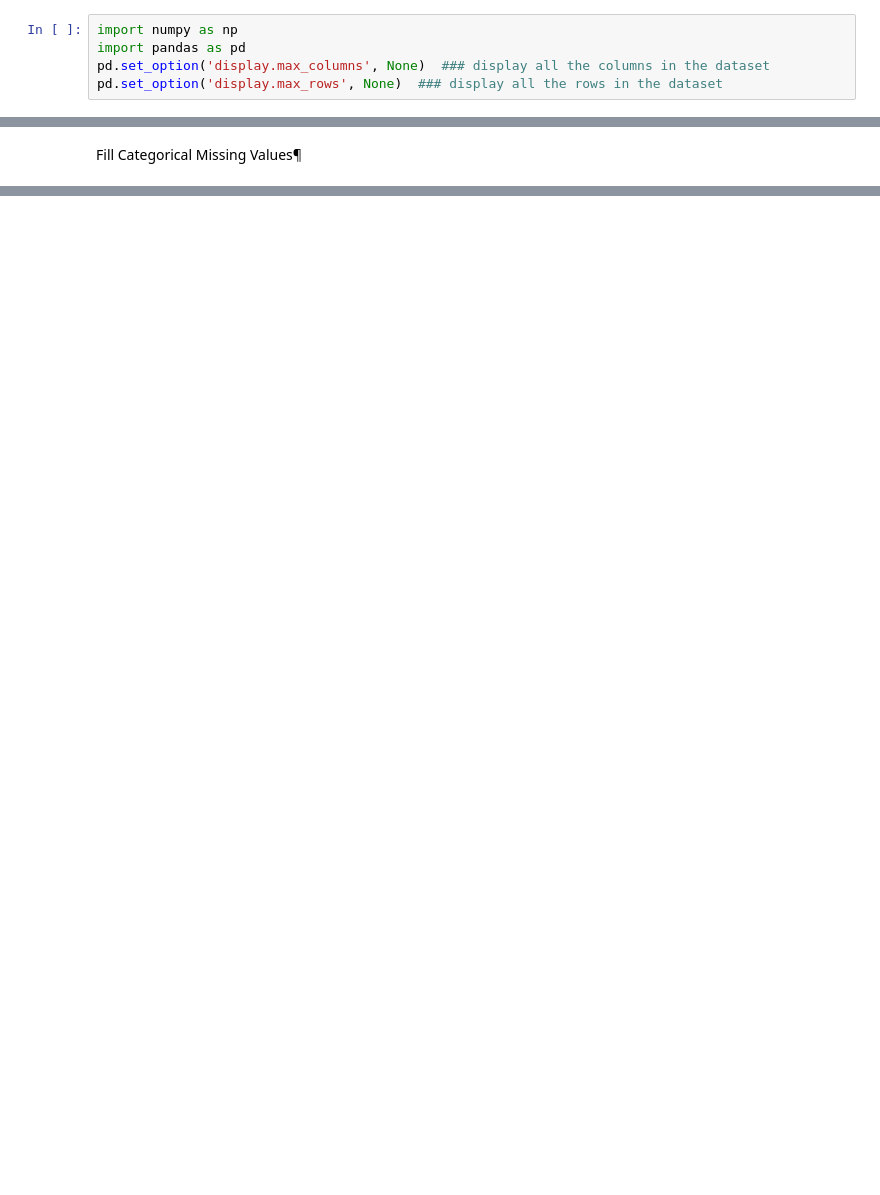
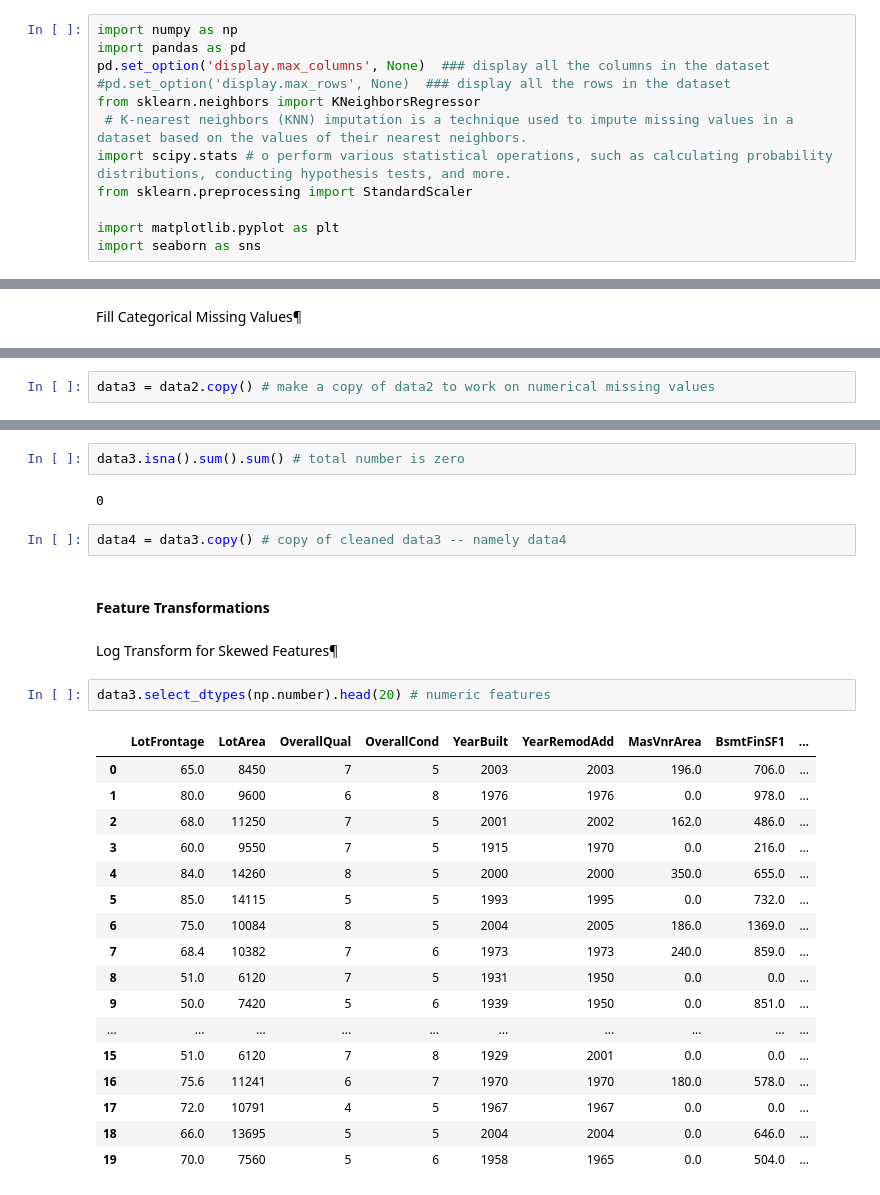
Before and after one commit to leenock/K-G-projects, a Jupyter notebook: House Prices.ipynb, the cells around one changed output, grey strips where cells are left out. Drawn from its saved outputs; the diff is of its cells as text; blank space fills up the shorter version.

Commit message:
splitting data

```diff
--- a/House Prices.ipynb
+++ b/House Prices.ipynb
@@ -2,7 +56,14 @@
 import numpy as np
 import pandas as pd
 pd.set_option('display.max_columns', None)  ### display all the columns in the dataset
-pd.set_option('display.max_rows', None)  ### display all the rows in the dataset
+#pd.set_option('display.max_rows', None)  ### display all the rows in the dataset
+from sklearn.neighbors import KNeighborsRegressor
+ # K-nearest neighbors (KNN) imputation is a technique used to impute missing values in a dataset based on the values of their nearest neighbors.
+import scipy.stats # o perform various statistical operations, such as calculating probability distributions, conducting hypothesis tests, and more.
+from sklearn.preprocessing import StandardScaler
+
+import matplotlib.pyplot as plt
+import seaborn as sns
 # %%
 # Read the train.csv file
 train_data = pd.read_csv('Datasets/Dataset_house_prediction/train.csv')
@@ -232,0 +282,2 @@ dtype: int64
+# %%
+data3 = data2.copy() # make a copy of data2 to work on numerical missing values
@@ -232,0 +382,30 @@ dtype: int64
+# %%
+data3.isna().sum().sum() # total number is zero
+# %% [output]
+0
+# %%
+data4 = data3.copy() # copy of cleaned data3 -- namely data4
+# %% [markdown]
+#### Feature Transformations
+# %% [markdown]
+Log Transform for Skewed Features¶
+# %%
+data3.select_dtypes(np.number).head(20) # numeric features
+# %% [output]
+|  | LotFrontage | LotArea | OverallQual | OverallCond | YearBuilt | YearRemodAdd | MasVnrArea | BsmtFinSF1 | ... |
+| 0 | 65.0 | 8450 | 7 | 5 | 2003 | 2003 | 196.0 | 706.0 | ... |
+| 1 | 80.0 | 9600 | 6 | 8 | 1976 | 1976 | 0.0 | 978.0 | ... |
+| 2 | 68.0 | 11250 | 7 | 5 | 2001 | 2002 | 162.0 | 486.0 | ... |
+| 3 | 60.0 | 9550 | 7 | 5 | 1915 | 1970 | 0.0 | 216.0 | ... |
+| 4 | 84.0 | 14260 | 8 | 5 | 2000 | 2000 | 350.0 | 655.0 | ... |
+| 5 | 85.0 | 14115 | 5 | 5 | 1993 | 1995 | 0.0 | 732.0 | ... |
+| 6 | 75.0 | 10084 | 8 | 5 | 2004 | 2005 | 186.0 | 1369.0 | ... |
+| 7 | 68.4 | 10382 | 7 | 6 | 1973 | 1973 | 240.0 | 859.0 | ... |
+| 8 | 51.0 | 6120 | 7 | 5 | 1931 | 1950 | 0.0 | 0.0 | ... |
+| 9 | 50.0 | 7420 | 5 | 6 | 1939 | 1950 | 0.0 | 851.0 | ... |
+| ... | ... | ... | ... | ... | ... | ... | ... | ... | ... |
+| 15 | 51.0 | 6120 | 7 | 8 | 1929 | 2001 | 0.0 | 0.0 | ... |
+| 16 | 75.6 | 11241 | 6 | 7 | 1970 | 1970 | 180.0 | 578.0 | ... |
+| 17 | 72.0 | 10791 | 4 | 5 | 1967 | 1967 | 0.0 | 0.0 | ... |
+| 18 | 66.0 | 13695 | 5 | 5 | 2004 | 2004 | 0.0 | 646.0 | ... |
+| 19 | 70.0 | 7560 | 5 | 6 | 1958 | 1965 | 0.0 | 504.0 | ... |
```
Also changed, not shown: parts of 48 cells of this notebook.
